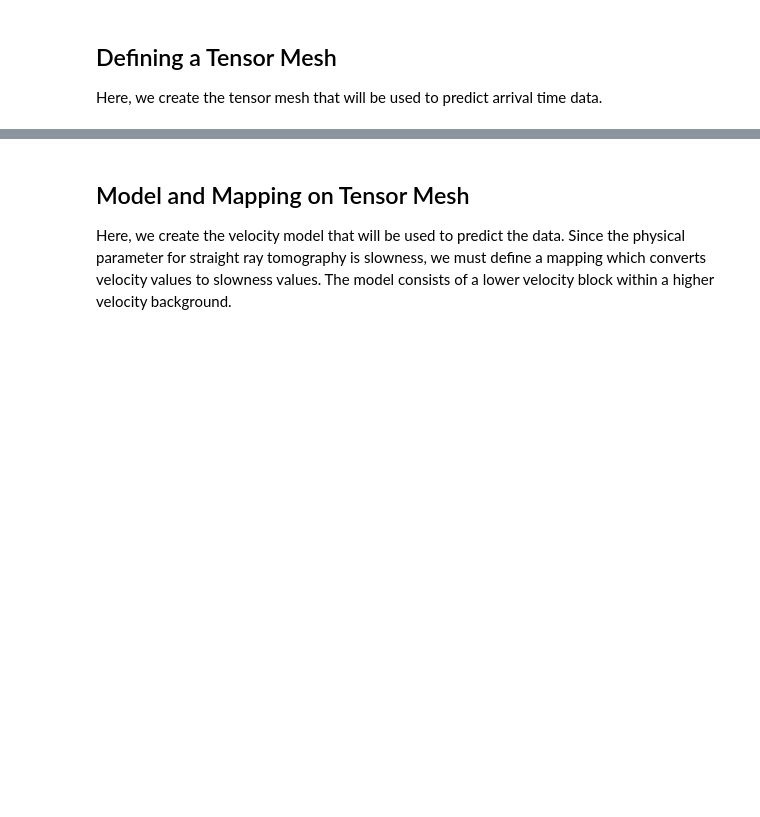
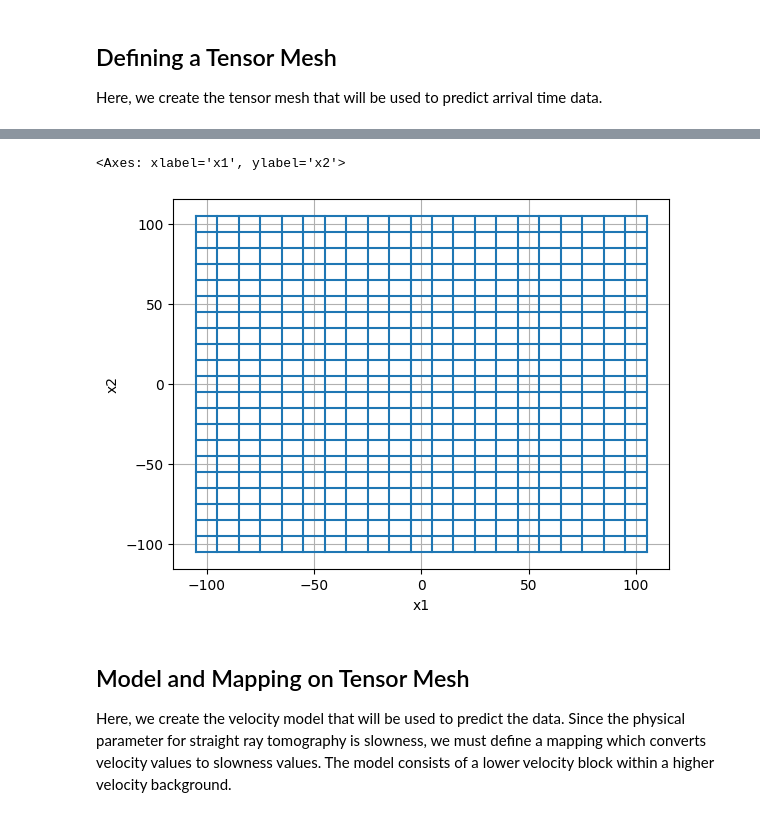
Before and after one commit to emgeolab/geol-4250, a Jupyter notebook: linear_inversion/plot_fwd_1_tomography_2D.ipynb, the cells around one changed output, grey strips where cells are left out. Cells and saved outputs as stored; diff of their text form; code cells hidden in the pictures; blank space fills up the shorter version.

```diff
--- a/linear_inversion/plot_fwd_1_tomography_2D.ipynb
+++ b/linear_inversion/plot_fwd_1_tomography_2D.ipynb
@@ -66,3 +73,8 @@ mesh = TensorMesh([hx, hy], "CC")
+# %%
+mesh.plot_grid()
+# %% [output]
+<Axes: xlabel='x1', ylabel='x2'>
+[figure, added]
 # %% [markdown]
 ## Model and Mapping on Tensor Mesh
 
```
Also changed, not shown: parts of 5 cells of this notebook, 3 other files.
